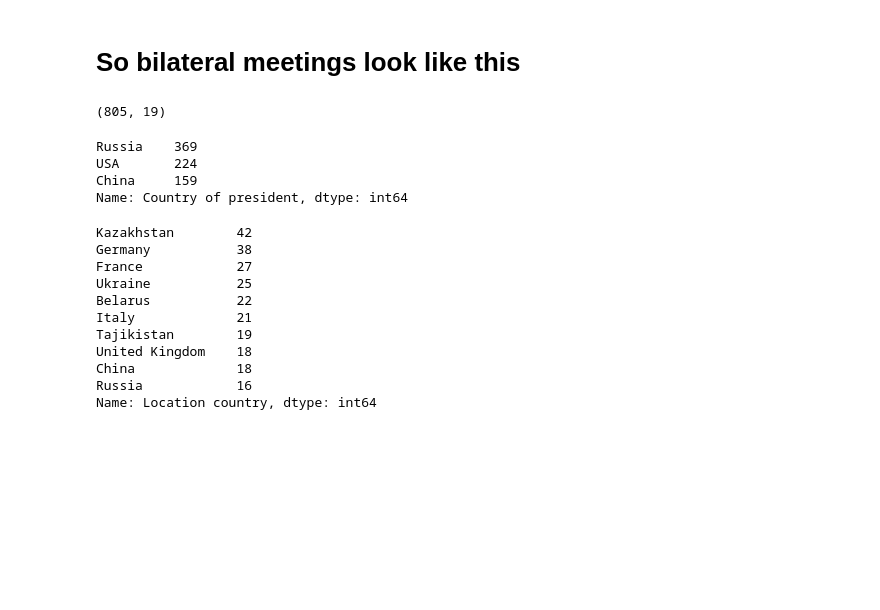
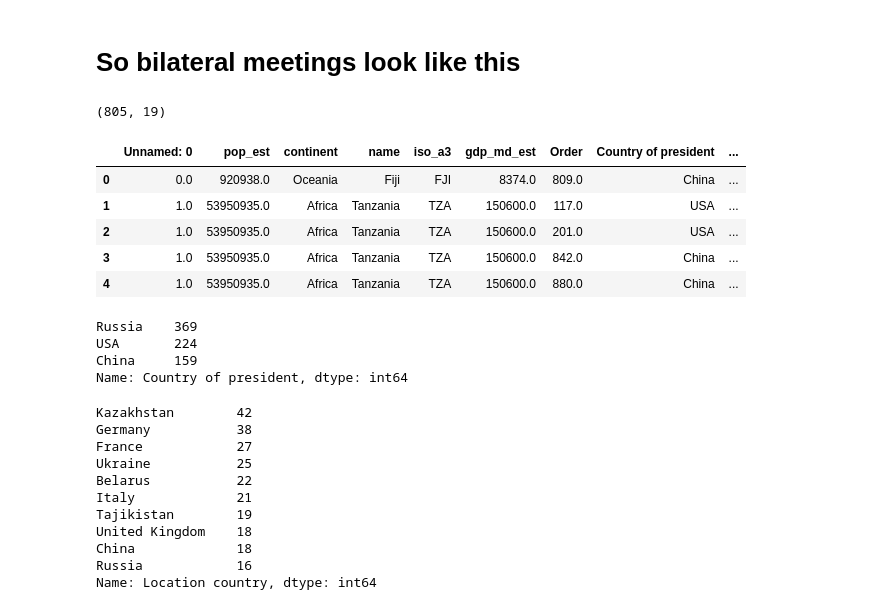
Before and after one commit to Satuhelin/Thesis, a Jupyter notebook: all-presidents_updated.ipynb, the cells around one changed output. Saved outputs shown, nothing was run; the diff lists cells and outputs as text; code cells hidden in the pictures; blank space fills up the shorter version.

```diff
--- a/all-presidents_updated.ipynb
+++ b/all-presidents_updated.ipynb
@@ -1602,5 +1602,14 @@ pd.set_option('display.max_colwidth',-1)
 bilateral.shape
 # %% [output]
 (805, 19)
+# %%
+bilateral.head()
+# %% [output]
+|  | Unnamed: 0 | pop_est | continent | name | iso_a3 | gdp_md_est | Order | Country of president | ... |
+| 0 | 0.0 | 920938.0 | Oceania | Fiji | FJI | 8374.0 | 809.0 | China | ... |
+| 1 | 1.0 | 53950935.0 | Africa | Tanzania | TZA | 150600.0 | 117.0 | USA | ... |
+| 2 | 1.0 | 53950935.0 | Africa | Tanzania | TZA | 150600.0 | 201.0 | USA | ... |
+| 3 | 1.0 | 53950935.0 | Africa | Tanzania | TZA | 150600.0 | 842.0 | China | ... |
+| 4 | 1.0 | 53950935.0 | Africa | Tanzania | TZA | 150600.0 | 880.0 | China | ... |
 # %%
 pd.set_option('display.max_rows', None)
```
Also changed, not shown: parts of 2 cells of this notebook.
